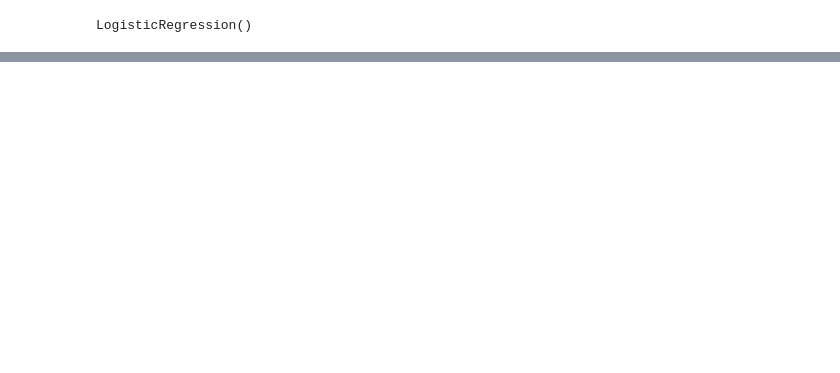
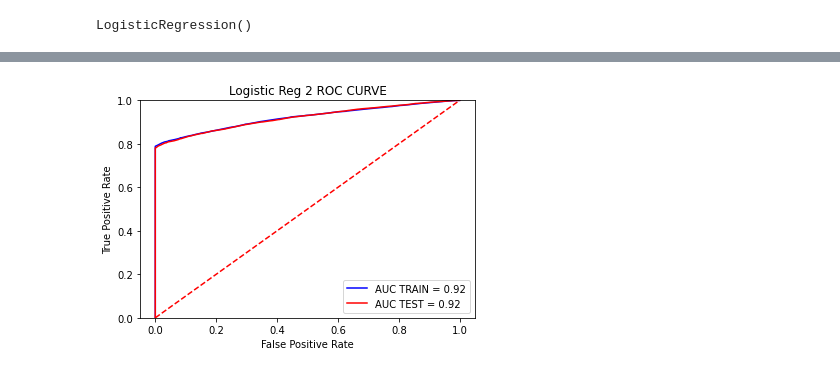
Before and after one commit to LJ1201/MSDS-490-Bank_Campaign, a Jupyter notebook: BankMkting_featureengineering.ipynb, the cells around one changed output, grey strips where cells are left out. Drawn from its saved outputs; the diff is of its cells as text; code cells hidden in the pictures; blank space fills up the shorter version.

```diff
--- a/BankMkting_featureengineering.ipynb
+++ b/BankMkting_featureengineering.ipynb
@@ -511,11 +559,11 @@ weighted avg       0.94      0.93      0.93     15331
 # %%
-features_2 = features
+features_2 = features.copy()
+
+features_2.remove('z_marital_divorced')
 
 features_2.remove('z_marital_unknown')
 
-features_2.remove('z_job_new_blue_collar')
-
-features_2.remove('z_edu_new_post_high')
+# features_2.remove('z_edu_new_post_high')
 # %%
 X = os_data_X[features_2]
 y = os_data_y['y']
@@ -569,0 +618,24 @@ weighted avg       0.93      0.91      0.91     15331
+# %%
+#define metrics
+y_pred_proba_test = logreg_2.predict_proba(X_test_2)[::,1]
+fpr_test, tpr_test, _ = metrics.roc_curve(y_test_2,  y_pred_proba_test)
+auc_test = metrics.roc_auc_score(y_test_2, y_pred_proba_test)
+
+y_pred_proba_train = logreg_2.predict_proba(X_train_2)[::,1]
+fpr_train, tpr_train, _ = metrics.roc_curve(y_train_2,  y_pred_proba_train)
+auc_train = metrics.roc_auc_score(y_train_2, y_pred_proba_train)
+
+
+#create ROC curve
+plt.title('Logistic Reg 2 ROC CURVE')
+plt.plot(fpr_train, tpr_train, 'b', label = 'AUC TRAIN = %0.2f' % auc_train)
+plt.plot(fpr_test, tpr_test, 'b', label = 'AUC TEST = %0.2f' % auc_test, color = 'red')
+plt.ylabel('True Positive Rate')
+plt.xlabel('False Positive Rate')
+plt.legend(loc=4)
+plt.plot([0, 1], [0,1], 'r--')
+plt.ylim([0, 1])
+plt.show()
+plt.show()
+# %% [output]
+[figure, added]
```
Also changed, not shown: parts of 20 cells of this notebook.
